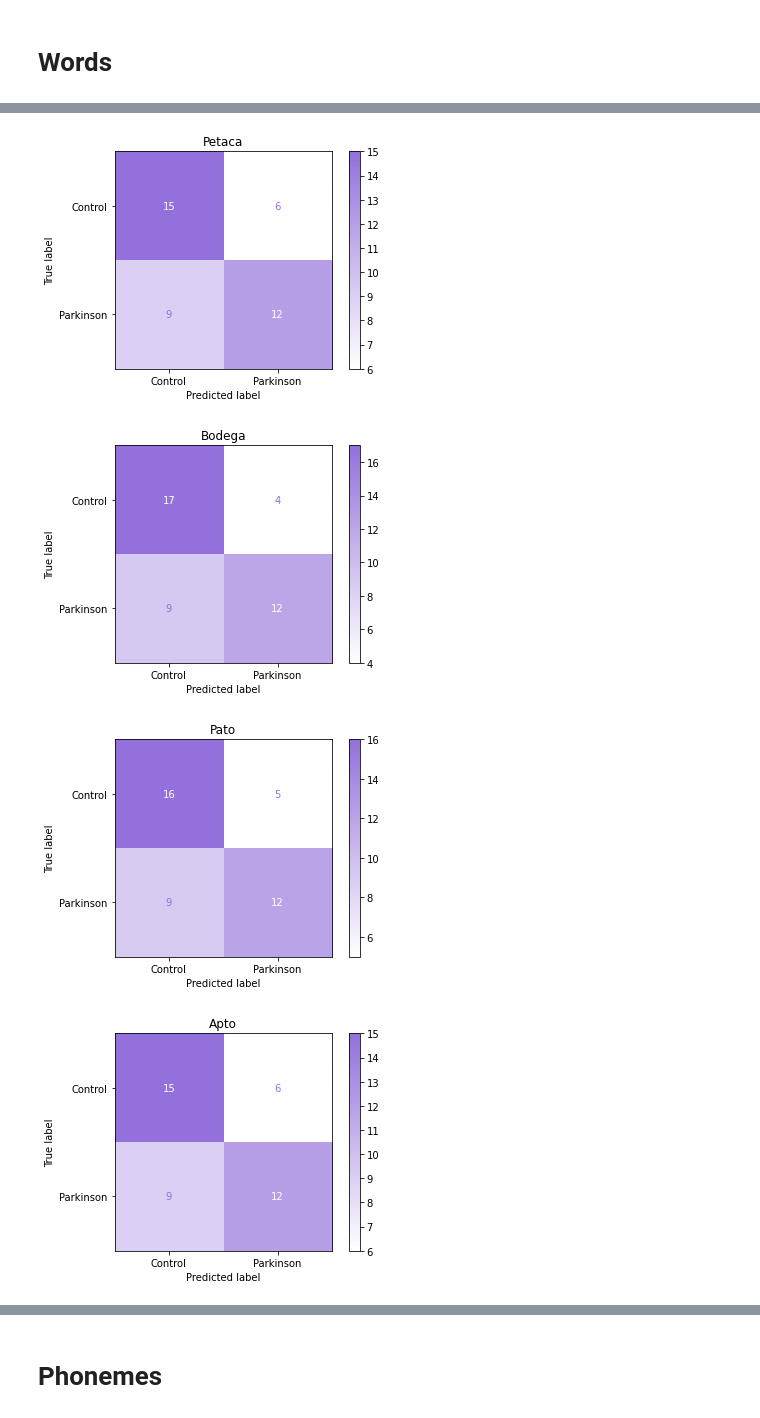
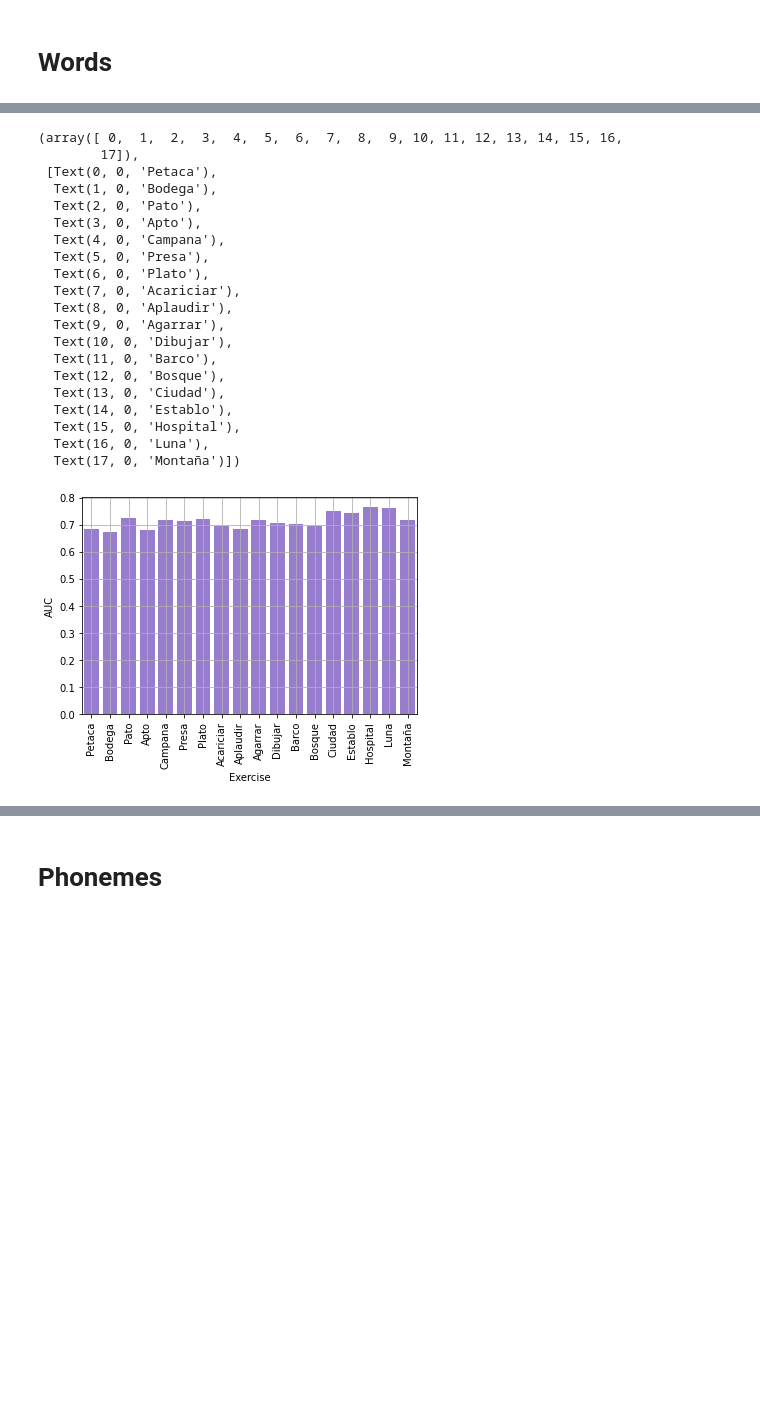
Before and after one commit to jdvalera19/Parkinson-Multimodal-Cross-Attention, a Jupyter notebook: View_result.ipynb, the cells around one changed output, grey strips where cells are left out. Drawn from its saved outputs; the diff is of its cells as text; code cells hidden in the pictures; blank space fills up the shorter version.

```diff
--- a/View_result.ipynb
+++ b/View_result.ipynb
@@ -26,8 +26,19 @@ Precision:0.7096, Recall:0.5688, F1-score:0.6314, Accuraci:0.6680, AUC:0.7135
 # %%
 Exercises = ['Petaca', 'Bodega', 'Pato', 'Apto', 'Campana', 'Presa', 'Plato', 'Acariciar', 'Aplaudir', 'Agarrar', 'Dibujar', 'Barco', 'Bosque', 'Ciudad', 'Establo', 'Hospital', 'Luna', 'Montaña']
-
+aucs      = {}
 for exercise in Exercises:
     generate_confusion_matix('Results/Note:AUDIO:LOO_data_v2-Lr:1e-05-Epoch:10-Exercise:Words-duration_size:False.csv',
                              exercise,
-                             'Audio')
+                             'Audio',
+                             aucs)
+data_plot = {'AUC':[], 'Exercise':[]}
+for exercise in Exercises:
+    data_plot['AUC'].append(aucs[exercise])
+    data_plot['Exercise'].append(exercise)
+
+data_plot = pd.DataFrame(data_plot)
+
+g = sns.barplot(data=data_plot, x="Exercise", y="AUC", color="mediumpurple")
+g.grid(0.2)
+plt.xticks(rotation=90)
 # %% [output]
@@ -47,10 +66,40 @@ for exercise in Exercises:
 # %%
+aucs      = {}
 for exercise in Exercises:
     generate_confusion_matix('Results/Note:VIDEO:LOO_data_v2_load_frames_v2-Lr:0.001-Epoch:20-Exercise:Words-duration_size:False.csv',
                              exercise,
-                             'Video')
+                             'Video',
+                             aucs)
+
+data_plot = {'AUC':[], 'Exercise':[]}
+for exercise in Exercises:
+    data_plot['AUC'].append(aucs[exercise])
+    data_plot['Exercise'].append(exercise)
+
+data_plot = pd.DataFrame(data_plot)
+
+g = sns.barplot(data=data_plot, x="Exercise", y="AUC", color="mediumpurple")
+g.grid(0.2)
+plt.xticks(rotation=90)
 # %% [output]
+(array([ 0,  1,  2,  3,  4,  5,  6,  7,  8,  9, 10, 11, 12, 13, 14, 15, 16,
+        17]),
+ [Text(0, 0, 'Petaca'),
+  Text(1, 0, 'Bodega'),
+  Text(2, 0, 'Pato'),
+  Text(3, 0, 'Apto'),
+  Text(4, 0, 'Campana'),
+  Text(5, 0, 'Presa'),
+  Text(6, 0, 'Plato'),
+  Text(7, 0, 'Acariciar'),
+  Text(8, 0, 'Aplaudir'),
+  Text(9, 0, 'Agarrar'),
+  Text(10, 0, 'Dibujar'),
+  Text(11, 0, 'Barco'),
+  Text(12, 0, 'Bosque'),
+  Text(13, 0, 'Ciudad'),
+  Text(14, 0, 'Establo'),
+  Text(15, 0, 'Hospital'),
+  Text(16, 0, 'Luna'),
+  Text(17, 0, 'Montaña')])
-[figure, old version]
+[figure, new version]
-[figure, removed]
-[figure, removed]
-[figure, removed]
```
Also changed, not shown: parts of 13 cells of this notebook, 23 other files.
